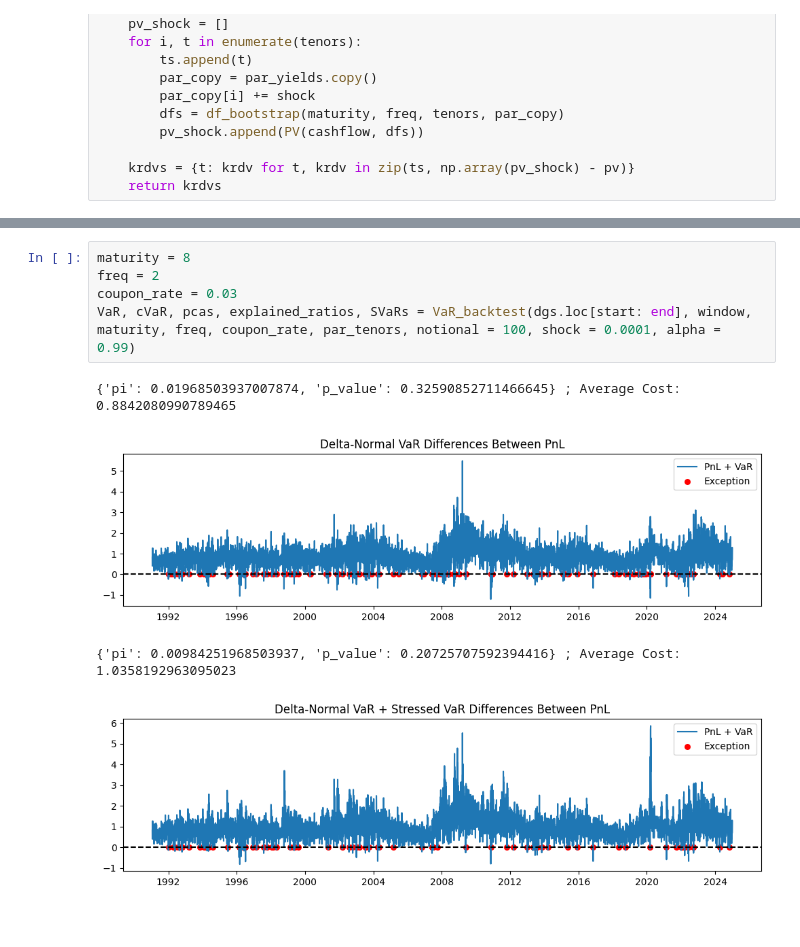
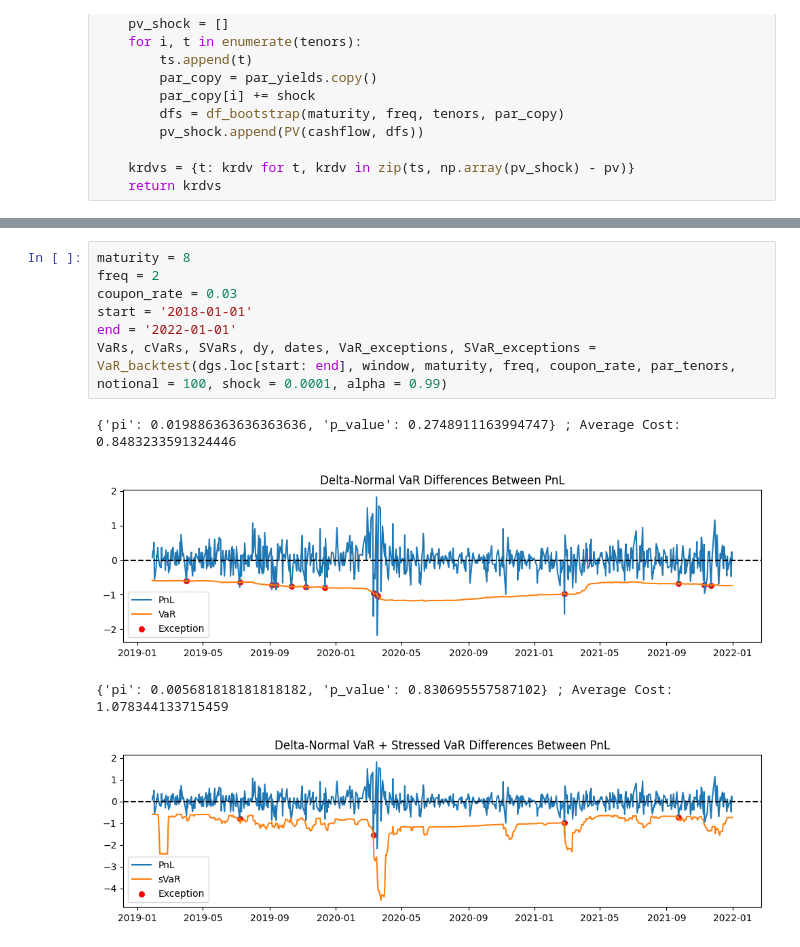
Before and after one commit to boquant/Treasury-Notes-VaR, a Jupyter notebook: Bond.ipynb, the cells around one changed output, grey strips where cells are left out. Saved outputs shown, nothing was run; the diff lists cells and outputs as text.

```diff
--- a/Bond.ipynb
+++ b/Bond.ipynb
@@ -382,10 +389,12 @@ VaR, cVaR, pcas, explained_ratios, SVaRs = VaR_backtest(dgs.loc[start: end], win
 # %%
 maturity = 8
 freq = 2
 coupon_rate = 0.03
-VaR, cVaR, pcas, explained_ratios, SVaRs = VaR_backtest(dgs.loc[start: end], window, maturity, freq, coupon_rate, par_tenors, notional = 100, shock = 0.0001, alpha = 0.99)
+start = '2018-01-01'
+end = '2022-01-01'
+VaRs, cVaRs, SVaRs, dy, dates, VaR_exceptions, SVaR_exceptions = VaR_backtest(dgs.loc[start: end], window, maturity, freq, coupon_rate, par_tenors, notional = 100, shock = 0.0001, alpha = 0.99)
 # %% [output]
-{'pi': 0.01968503937007874, 'p_value': 0.32590852711466645} ; Average Cost: 0.8842080990789465
+{'pi': 0.019886363636363636, 'p_value': 0.2748911163994747} ; Average Cost: 0.8483233591324446
-[figure, old version]
+[figure, new version]
-{'pi': 0.00984251968503937, 'p_value': 0.20725707592394416} ; Average Cost: 1.0358192963095023
+{'pi': 0.005681818181818182, 'p_value': 0.830695557587102} ; Average Cost: 1.078344133715459
-[figure, old version]
+[figure, new version]
```
Also changed, not shown: parts of 7 cells of this notebook.
